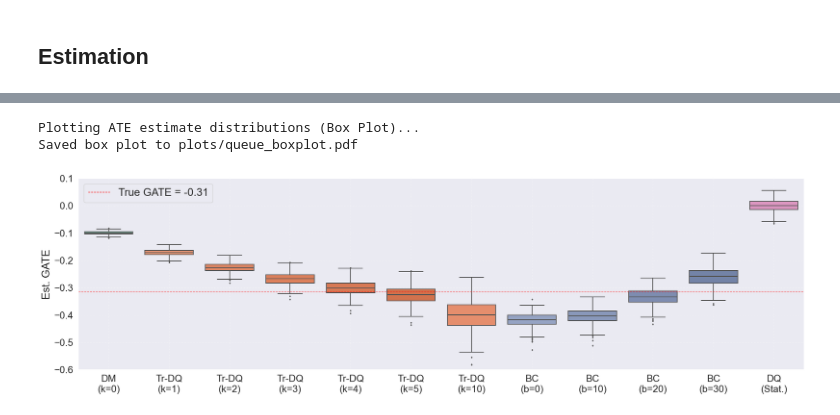
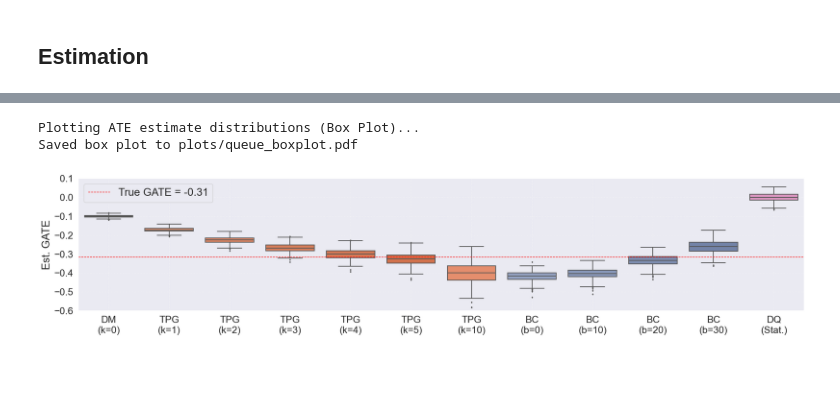
Before and after one commit to wenqian-xing/TPG-Estimator, a Jupyter notebook: nonstat_queue.ipynb, the cells around one changed output, grey strips where cells are left out. Drawn from its saved outputs; the diff is of its cells as text; code cells hidden in the pictures; blank space fills up the shorter version.

```diff
--- a/nonstat_queue.ipynb
+++ b/nonstat_queue.ipynb
@@ -611,7 +865,7 @@ def tint_color(color, intensity=1.0):
 # --- Base colors per estimator type ---
 base_colors = {
     'DM': sns.color_palette("Set2")[0],
-    'Tr-DQ': sns.color_palette("Set2")[1],
+    'TPG': sns.color_palette("Set2")[1],
     'BC': sns.color_palette("Set2")[2],
     'DQ': sns.color_palette("Set2")[3],
     'OPE': sns.color_palette("Set2")[4],
@@ -619,7 +873,7 @@ base_colors = {
 
 # --- Configuration for plotting ---
 print("\nPlotting ATE estimate distributions (Box Plot)...")
-plt.figure(figsize=(20, 6))
+plt.figure(figsize=(20, 4.5))
 
 plot_config = {
     "trunc_ht": [0, 1, 2, 3, 4, 5, 10],
@@ -631,8 +885,8 @@ plot_config = {
 
 # --- Custom display names ---
 name_map = {
-    "trunc_ht": {0: "DM\n(k=0)", 1: "Tr-DQ\n(k=1)", 2: "Tr-DQ\n(k=2)", 3: "Tr-DQ\n(k=3)", 4: "Tr-DQ\n(k=4)",
-                 5: "Tr-DQ\n(k=5)", 10: "Tr-DQ\n(k=10)"},
+    "trunc_ht": {0: "DM\n(k=0)", 1: "TPG\n(k=1)", 2: "TPG\n(k=2)", 3: "TPG\n(k=3)", 4: "TPG\n(k=4)",
+                 5: "TPG\n(k=5)", 10: "TPG\n(k=10)"},
     "switchback_dm": "Switchback DM",
     "bc_switchback": {0: "BC\n(b=0)", 10: "BC\n(b=10)", 20: "BC\n(b=20)", 30: "BC\n(b=30)"},
     "dq": "DQ\n(Stat.)",
@@ -673,8 +927,8 @@ df_plot = pd.DataFrame({
 
 # --- Generate shaded color palette ---
 def get_type(label):
-    if "Tr-DQ" in label:
-        return "Tr-DQ"
+    if "TPG" in label:
+        return "TPG"
     elif "DM" in label:
         return "DM"
     elif "BC" in label:
@@ -698,31 +952,31 @@ for label in sorted(df_plot["Estimator"].unique()):
     idx = type_counts[est_type]
     total = max(type_total[est_type] - 1, 1)
     intensity = 1.0 - 0.3 * idx / total  # From 1.0 (base) to 0.7
     label_color_map[label] = tint_color(base_colors[est_type], intensity=intensity)
     type_counts[est_type] += 1
 
 # --- Create box plot ---
 sns.boxplot(data=df_plot, x="Estimator", y="Est. GATE", palette=label_color_map, fliersize=2)
 
 # Add true ATE line
 plt.axhline(true_ATE, color='red', linestyle='--', linewidth=1, label=f"True GATE = {true_ATE:.2f}")
 
 # Formatting
 plt.xticks(rotation=0, fontsize=18)
 plt.yticks(fontsize=18)
 plt.ylabel("Est. GATE", fontsize=20)
 plt.xlabel("")
 plt.legend(fontsize=20)
 plt.ylim(-0.6, 0.1)
 plt.grid(True, linestyle=":", alpha=0.6)
 plt.tight_layout()
 
 # Save and show
 filename = "plots/queue_boxplot.pdf"
 plt.savefig(filename)
 print(f"Saved box plot to {filename}")
 plt.show()
 # %% [output]
 Plotting ATE estimate distributions (Box Plot)...
 Saved box plot to plots/queue_boxplot.pdf
-[figure, old version]
+[figure, new version]
```
Also changed, not shown: parts of 2 cells of this notebook, 3 other files.
